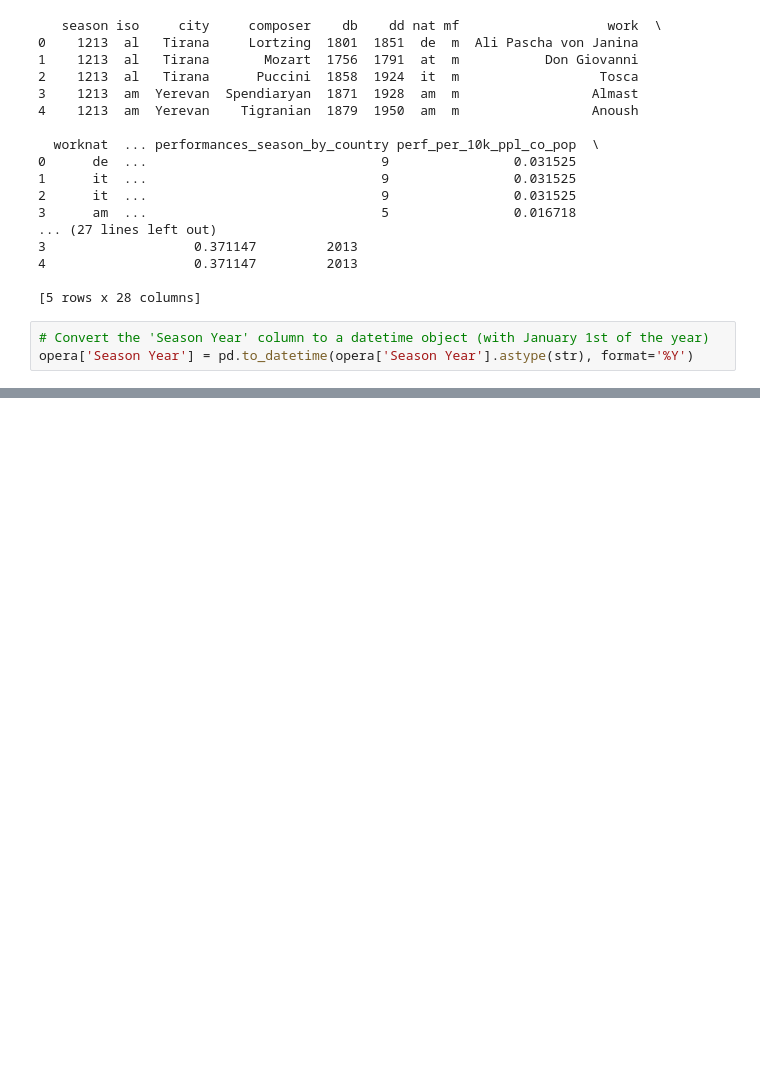
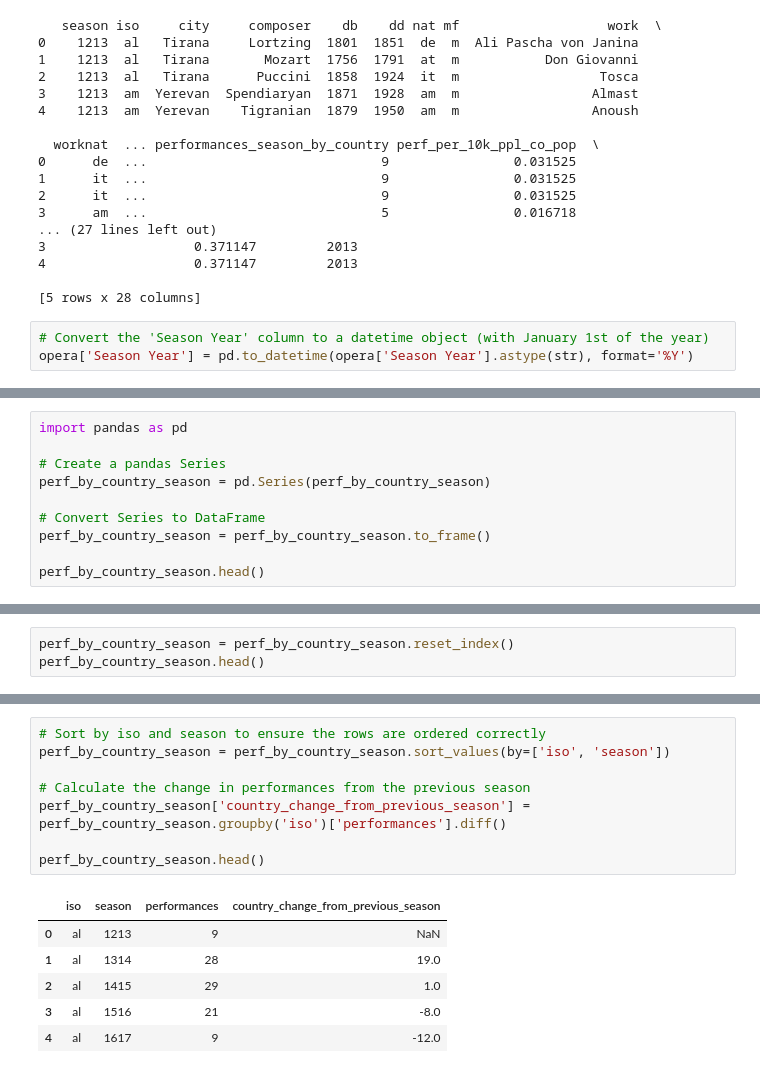
Before and after one commit to AngeliqueAlex/New_Opera_Company_Capstone, a Jupyter notebook: 03_EDA_New_Opera_Business .ipynb, the cells around one changed output, grey strips where cells are left out. Drawn from its saved outputs; the diff is of its cells as text; blank space fills up the shorter version.

```diff
--- a/03_EDA_New_Opera_Business .ipynb
+++ b/03_EDA_New_Opera_Business .ipynb
@@ -424,0 +462,10 @@ opera['Season Year'] = pd.to_datetime(opera['Season Year'].astype(str), format='
+# %%
+import pandas as pd
+
+# Create a pandas Series
+perf_by_country_season = pd.Series(perf_by_country_season)
+
+# Convert Series to DataFrame
+perf_by_country_season = perf_by_country_season.to_frame()
+
+perf_by_country_season.head()
@@ -424,0 +480,3 @@ opera['Season Year'] = pd.to_datetime(opera['Season Year'].astype(str), format='
+# %%
+perf_by_country_season = perf_by_country_season.reset_index()
+perf_by_country_season.head()
@@ -424,0 +490,15 @@ opera['Season Year'] = pd.to_datetime(opera['Season Year'].astype(str), format='
+# %%
+# Sort by iso and season to ensure the rows are ordered correctly
+perf_by_country_season = perf_by_country_season.sort_values(by=['iso', 'season'])
+
+# Calculate the change in performances from the previous season
+perf_by_country_season['country_change_from_previous_season'] = perf_by_country_season.groupby('iso')['performances'].diff()
+
+perf_by_country_season.head()
+# %% [output]
+|  | iso | season | performances | country_change_from_previous_season |
+| 0 | al | 1213 | 9 | NaN |
+| 1 | al | 1314 | 28 | 19.0 |
+| 2 | al | 1415 | 29 | 1.0 |
+| 3 | al | 1516 | 21 | -8.0 |
+| 4 | al | 1617 | 9 | -12.0 |
```
Also changed, not shown: parts of 12 cells of this notebook, 7 other files.
